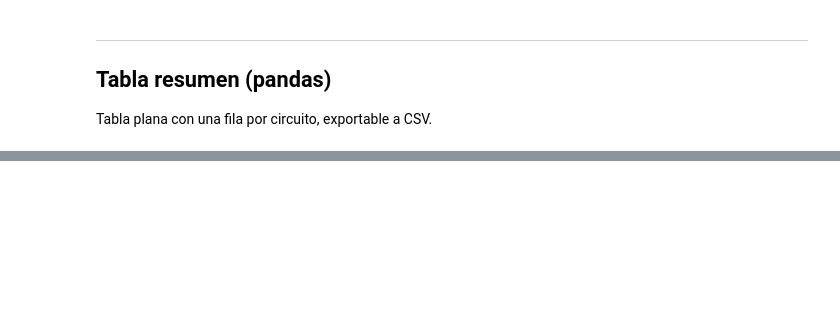
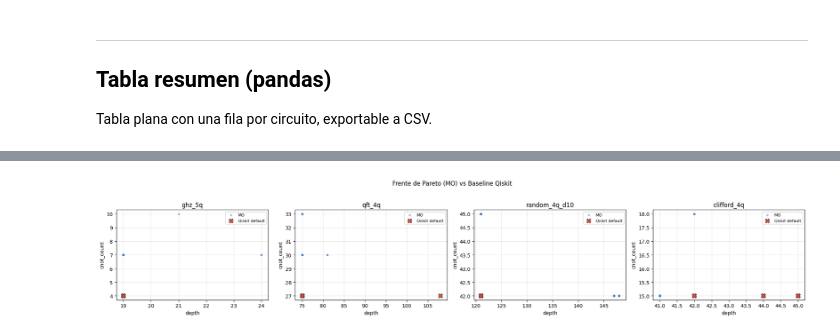
Before and after one commit to edugbau/TFG-AI-Quantum-Transpiler, a Jupyter notebook: notebooks/benchmark_ui.ipynb, the cells around one changed output, grey strips where cells are left out. Saved outputs shown, nothing was run; the diff lists cells and outputs as text; code cells hidden in the pictures; blank space fills up the shorter version.

```diff
--- a/notebooks/benchmark_ui.ipynb
+++ b/notebooks/benchmark_ui.ipynb
@@ -296,26 +483,45 @@ else:
 # %%
-# Evolución de la mediana del frente de Pareto por circuito
+# Frente de Pareto por circuito + punto baseline de Qiskit
 if _last_results is None:
     print('⚠ Ejecuta primero el benchmark.')
 else:
     circuit_names = _last_results.circuit_names
     obj_names     = _last_results.runs_for_circuit(circuit_names[0])[0].result.objective_names
 
     fig, axes = plt.subplots(1, len(circuit_names), figsize=(5 * len(circuit_names), 4), squeeze=False)
-    fig.suptitle('Frente de Pareto por semilla (mediana de cada semilla)', fontsize=12)
+    fig.suptitle('Frente de Pareto (MO) vs Baseline Qiskit', fontsize=12)
 
     for ci, cname in enumerate(circuit_names):
         ax = axes[0][ci]
+
+        # Frente de Pareto del MO (todas las semillas)
         runs = _last_results.runs_for_circuit(cname)
         for run in runs:
             F = run.result.pareto_fitness
             if F is not None and len(F) > 0 and F.shape[1] >= 2:
-                ax.scatter(F[:, 0], F[:, 1], alpha=0.4, s=14, color='#3a7abf')
+                ax.scatter(F[:, 0], F[:, 1], alpha=0.35, s=14, color='#3a7abf',
+                           label='MO' if run is runs[0] else None)
+
+        # Puntos baseline de Qiskit (uno por semilla)
+        bl = _last_baseline.get(cname, {}) if _last_baseline else {}
+        if bl and len(obj_names) >= 2:
+            bl_x = [v[obj_names[0]] for v in bl.values()
+                    if obj_names[0] in v and v[obj_names[0]] != float('inf')]
+            bl_y = [v[obj_names[1]] for v in bl.values()
+                    if obj_names[1] in v and v[obj_names[1]] != float('inf')]
+            if bl_x and bl_y:
+                ax.scatter(bl_x, bl_y, marker='X', s=80, color='#e74c3c',
+                           edgecolors='k', linewidths=0.5, zorder=5,
+                           label='Qiskit default')
+
         ax.set_xlabel(obj_names[0])
         ax.set_ylabel(obj_names[1] if len(obj_names) > 1 else '')
         ax.set_title(cname)
         ax.grid(True, alpha=0.3)
+        ax.legend(fontsize=8, loc='upper right')
 
     plt.tight_layout(rect=[0, 0, 1, 0.95])
     plt.show()
+# %% [output]
+[figure, added]
 # %%
```
Also changed, not shown: parts of 10 cells of this notebook, 3 other files.
